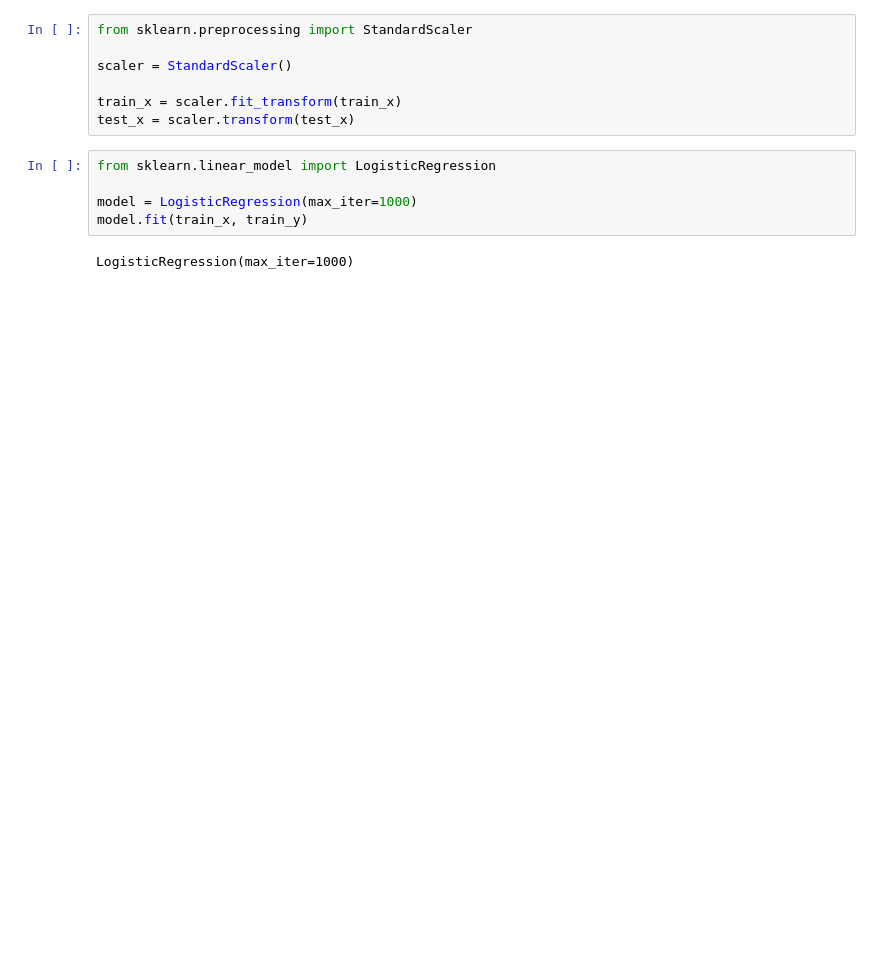
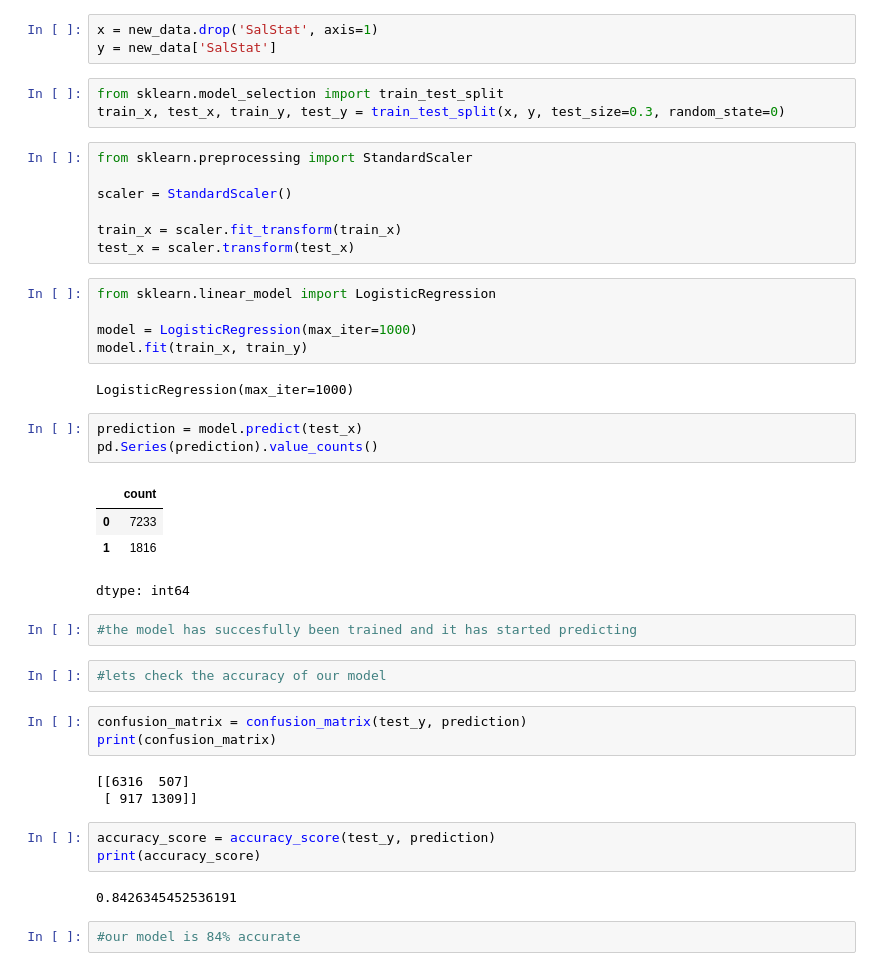
Before and after one commit to Anamika-18/Project_Subsidy, a Jupyter notebook: Project_subsidy.ipynb, the cells around one changed output. Cells and saved outputs as stored; diff of their text form; blank space fills up the shorter version.

Commit message:
Implemented Logistic Regression model and evaluation matrix

```diff
--- a/Project_subsidy.ipynb
+++ b/Project_subsidy.ipynb
@@ -263,3 +270,9 @@ x = new_data[features].values
+# %%
+x = new_data.drop('SalStat', axis=1)
+y = new_data['SalStat']
+# %%
+from sklearn.model_selection import train_test_split
+train_x, test_x, train_y, test_y = train_test_split(x, y, test_size=0.3, random_state=0)
 # %%
 from sklearn.preprocessing import StandardScaler
 
@@ -274,3 +287,28 @@ model = LogisticRegression(max_iter=1000)
 model.fit(train_x, train_y)
 # %% [output]
 LogisticRegression(max_iter=1000)
+# %%
+prediction = model.predict(test_x)
+pd.Series(prediction).value_counts()
+# %% [output]
+|  | count |
+| 0 | 7233 |
+| 1 | 1816 |
+dtype: int64
+# %%
+#the model has succesfully been trained and it has started predicting
+# %%
+#lets check the accuracy of our model
+# %%
+confusion_matrix = confusion_matrix(test_y, prediction)
+print(confusion_matrix)
+# %% [output]
+[[6316  507]
+ [ 917 1309]]
+# %%
+accuracy_score = accuracy_score(test_y, prediction)
+print(accuracy_score)
+# %% [output]
+0.8426345452536191
+# %%
+#our model is 84% accurate
```
Also changed, not shown: parts of 18 cells of this notebook.
